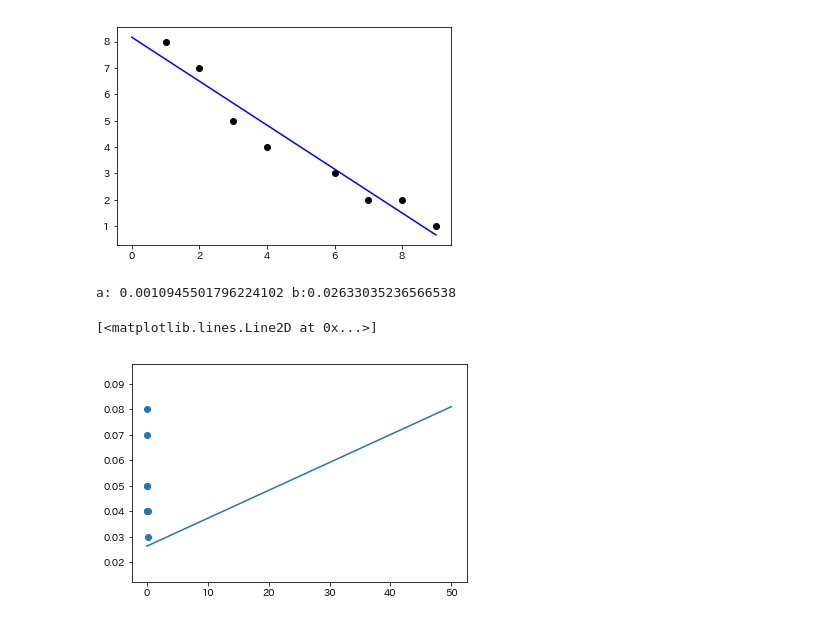
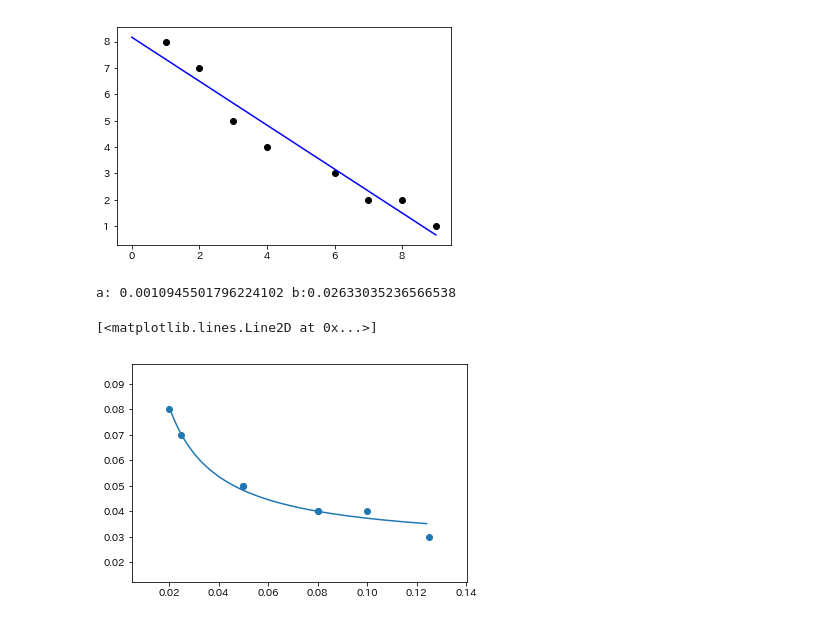
Before and after one commit to chanma0806/study-statistics-python, a Jupyter notebook: 初歩からの統計学.ipynb, the cells around one changed output. Drawn from its saved outputs; the diff is of its cells as text; code cells hidden in the pictures.

```diff
--- a/初歩からの統計学.ipynb
+++ b/初歩からの統計学.ipynb
@@ -1298,16 +1300,18 @@ a: -0.8333333333333334 b:8.166666666666668
 # %%
 # 13-3
 
 U = np.array([0.02, 0.025, 0.05, 0.05, 0.08, 0.125, 0.10, 0.08])
-U_r = np.apply_along_axis(lambda x: 1/x, 0, U)
+U_r = np.apply_along_axis(lambda x: 1/(x), 0, U)
 P = np.array([0.08, 0.07, 0.05, 0.05, 0.04, 0.03, 0.04, 0.04])
 
 figure = plt.figure()
 ax = plt.axes()
 plt.scatter(x=U, y=P)
 simpleRegression13_3 = makeSimpleRegression(U_r, P)
-plt.plot([0, U_r.max()], [simpleRegression13_3(0), simpleRegression13_3(U_r.max())])
+u = np.arange(U.min(), U.max(), 0.001)
+p = np.apply_along_axis(lambda x:simpleRegression13_3(1/x),0, u)
+plt.plot(u, p)
 # %% [output]
 a: 0.0010945501796224102 b:0.02633035236566538
 [<matplotlib.lines.Line2D at 0x...>]
-[figure, old version]
+[figure, new version]
```
Also changed, not shown: parts of 7 cells of this notebook.
